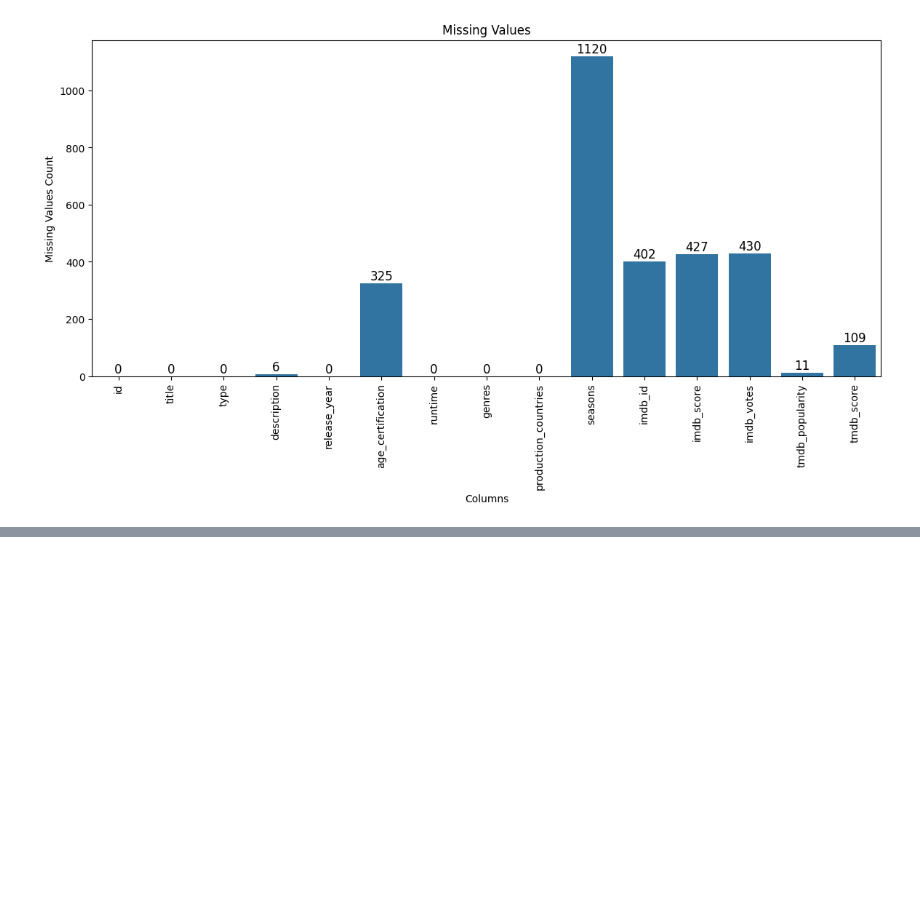
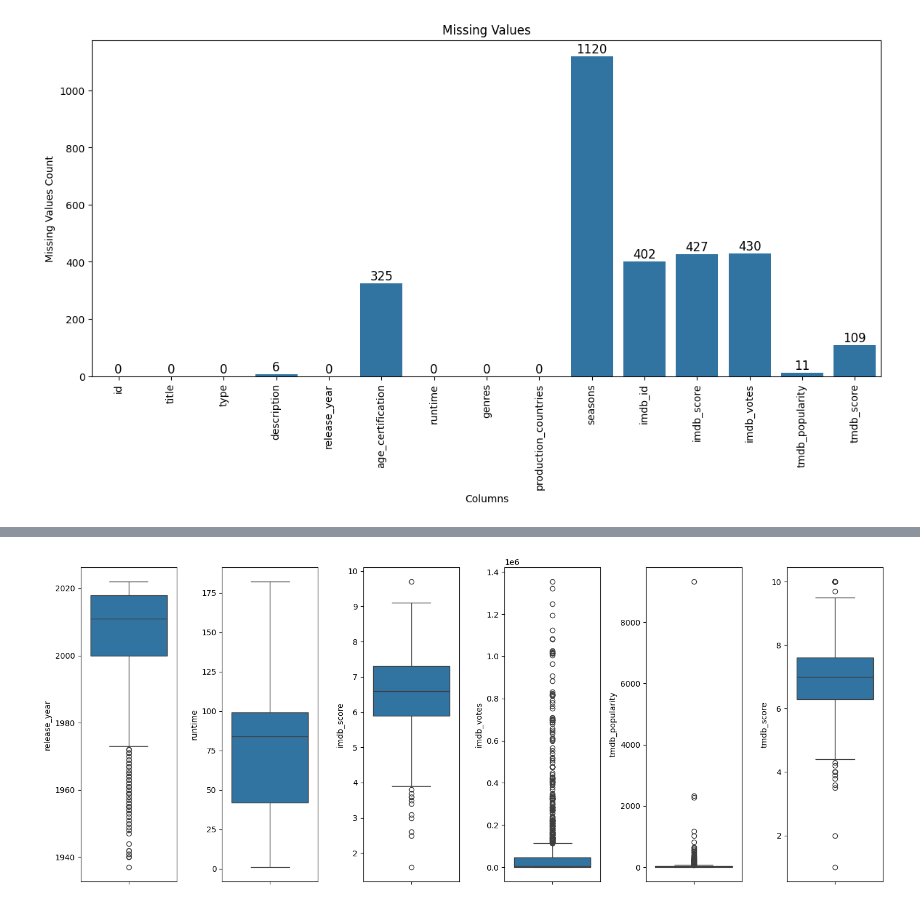
Before and after one commit to BiancaLaurindo/disney_recommendation, a Jupyter notebook: disney_plus_recommedation.ipynb, the cells around one changed output, grey strips where cells are left out. Saved outputs shown, nothing was run; the diff lists cells and outputs as text; code cells hidden in the pictures; blank space fills up the shorter version.

```diff
--- a/disney_plus_recommedation.ipynb
+++ b/disney_plus_recommedation.ipynb
@@ -159,0 +274,10 @@ plt.show()
+# %%
+variables = ['release_year', 'runtime', 'imdb_score', 'imdb_votes', 'tmdb_popularity', 'tmdb_score']
+
+fig, axes = plt.subplots(1, len(variables), figsize=(15,6))
+
+for ax, variable in zip(axes, variables):
+    ax = sns.boxplot( y=variable, data=disney_plus, ax = ax)
+plt.tight_layout()
+# %% [output]
+[figure, added]
```
Also changed, not shown: parts of 23 cells of this notebook.
